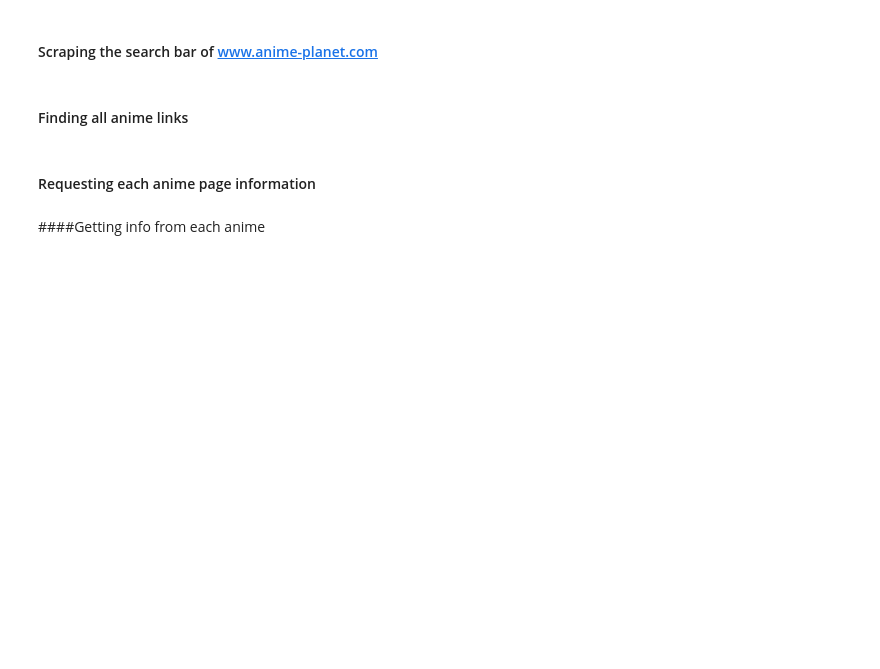
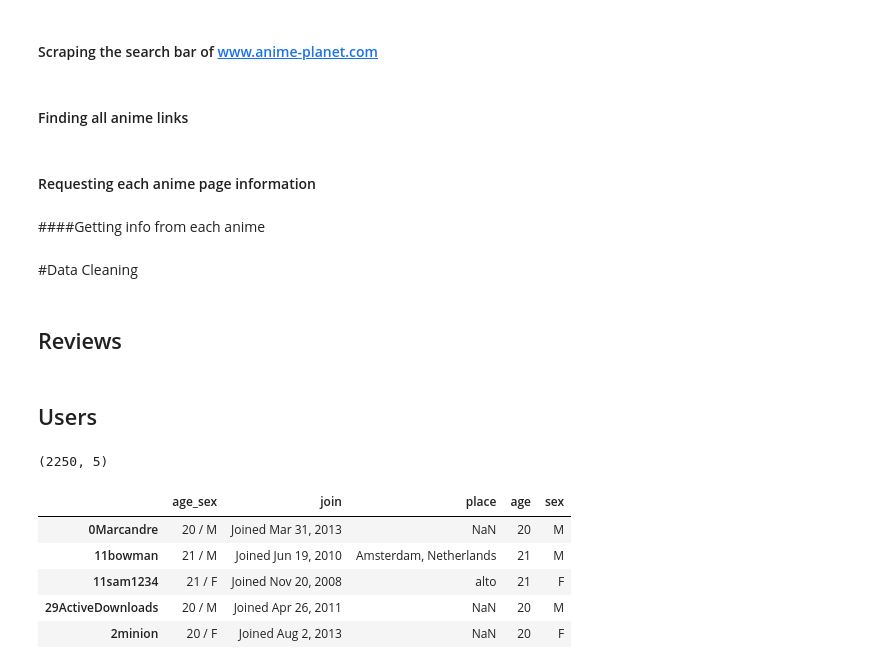
Before and after one commit to xjgege/vulpix, a Jupyter notebook: scraping/Data Scraping.ipynb, the cells around one changed output. Saved outputs shown, nothing was run; the diff lists cells and outputs as text; code cells hidden in the pictures; blank space fills up the shorter version.

```diff
--- a/scraping/Data Scraping.ipynb
+++ b/scraping/Data Scraping.ipynb
@@ -332,3 +334,5 @@ anime_info.head()
 #anime_info.to_csv('../data/anime_info.csv',sep='\t',encoding='utf-8')
 anime_info = pd.read_csv('../data/anime_info.csv',sep='\t',index_col=0)
 anime_info.head()
+# %% [markdown]
+#Data Cleaning
@@ -334,0 +342,2 @@ anime_info.head()
+# %% [markdown]
+## Reviews
@@ -334,0 +351,32 @@ anime_info.head()
+# %% [markdown]
+## Users
+# %%
+for i in users.index:
+    temp = users.ix[i,'age_sex'].strip().split('/')
+    age = '?'
+    sex = '?'
+
+    # check if user has provided age/sex
+    if len(temp)==2:
+        age = temp[0]
+        sex = temp[1]
+    elif temp[0].isdigit():
+        age = temp[0]
+    else:
+        sex = temp[0]
+
+    users.ix[i,'age']=age
+    users.ix[i,'sex']=sex
+
+# remove those without age/sex
+subusers = users.loc[(users.age!='? ')&(users.sex!='?')]
+print subusers.shape
+subusers.head()
+# %% [output]
+(2250, 5)
+|  | age_sex | join | place | age | sex |
+| 0Marcandre | 20 / M | Joined Mar 31, 2013 | NaN | 20 | M |
+| 11bowman | 21 / M | Joined Jun 19, 2010 | Amsterdam, Netherlands | 21 | M |
+| 11sam1234 | 21 / F | Joined Nov 20, 2008 | alto | 21 | F |
+| 29ActiveDownloads | 20 / M | Joined Apr 26, 2011 | NaN | 20 | M |
+| 2minion | 20 / F | Joined Aug 2, 2013 | NaN | 20 | F |
```
Also changed, not shown: parts of 10 cells of this notebook, 1 other file.
